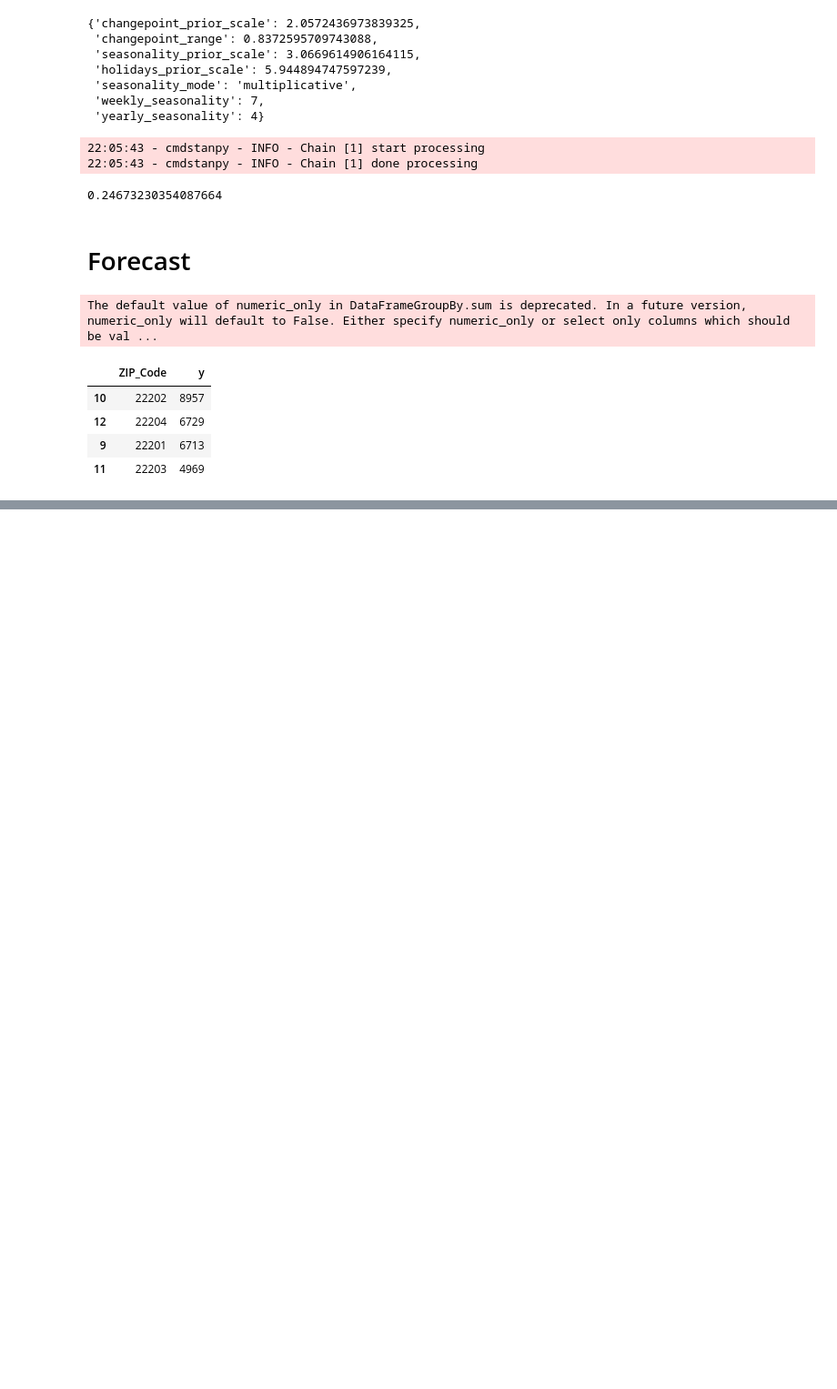
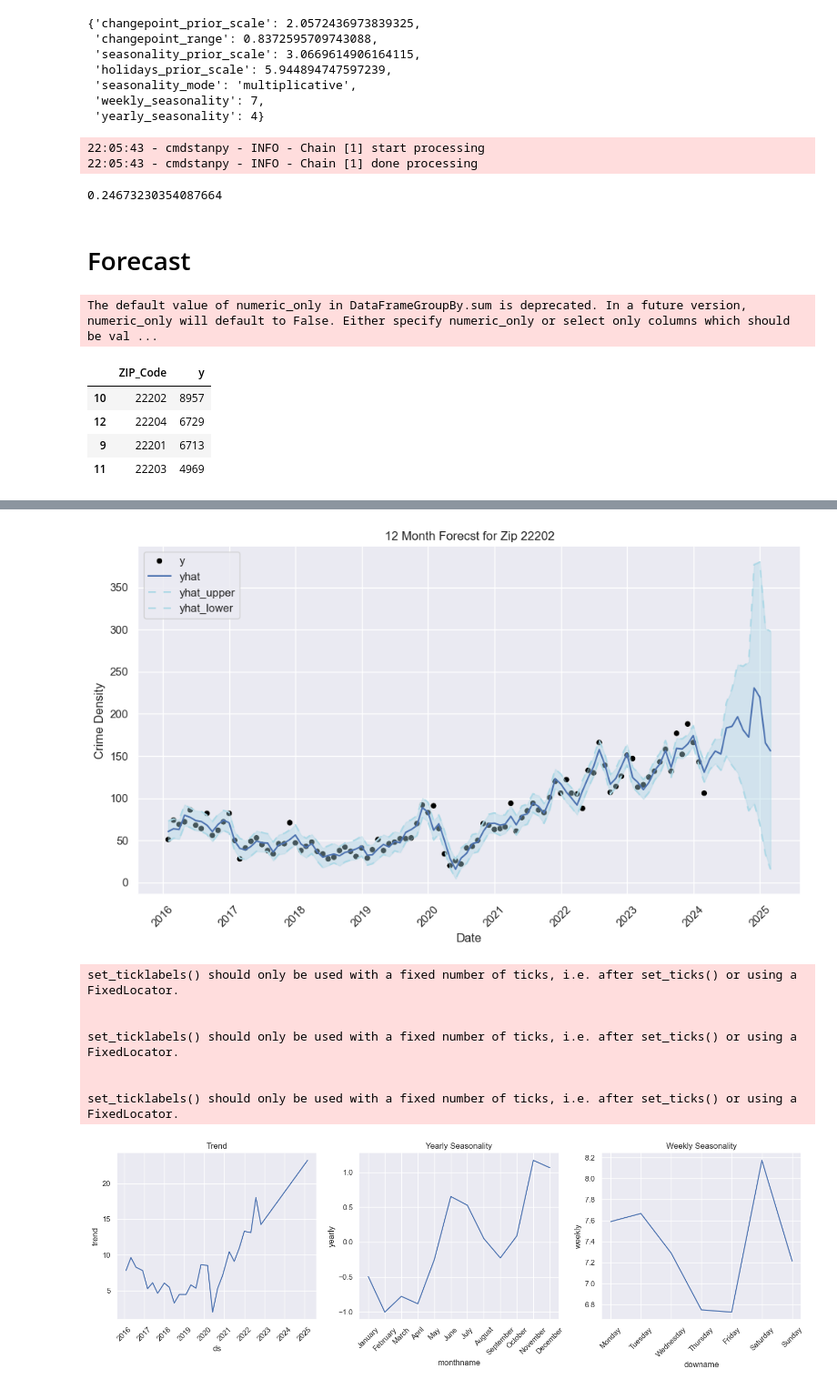
Before and after one commit to a-memme/arlington_crime_density, a Jupyter notebook: ml_files/prophet.ipynb, the cells around one changed output, grey strips where cells are left out. Shown at 91% size. Drawn from its saved outputs; the diff is of its cells as text; code cells hidden in the pictures; blank space fills up the shorter version.

```diff
--- a/ml_files/prophet.ipynb
+++ b/ml_files/prophet.ipynb
@@ -241,0 +333,17 @@ The default value of numeric_only in DataFrameGroupBy.sum is deprecated. In a fu
+# %%
+#Forecast zip code 22202
+periods = 12
+crime = 2
+zip_code = '22202'
+
+#Forecast 22202
+fcst, fig_forecast, fig_components = prophet_forecast(df,
+                                                best_params,
+                                                zip_code='22202',
+                                                crime=2,
+                                                periods=12)
+
+# Display the forecast plot
+visualize_plots(fcst, zip_code, periods)
+plot_trends(fcst)
+# %% [output]
@@ -242 +352,10 @@ The default value of numeric_only in DataFrameGroupBy.sum is deprecated. In a fu
+[figure, added]
+set_ticklabels() should only be used with a fixed number of ticks, i.e. after set_ticks() or using a FixedLocator.
+
+
+set_ticklabels() should only be used with a fixed number of ticks, i.e. after set_ticks() or using a FixedLocator.
+
+
+set_ticklabels() should only be used with a fixed number of ticks, i.e. after set_ticks() or using a FixedLocator.
+[figure, added]
 # %%
```
Also changed, not shown: parts of 12 cells of this notebook.
